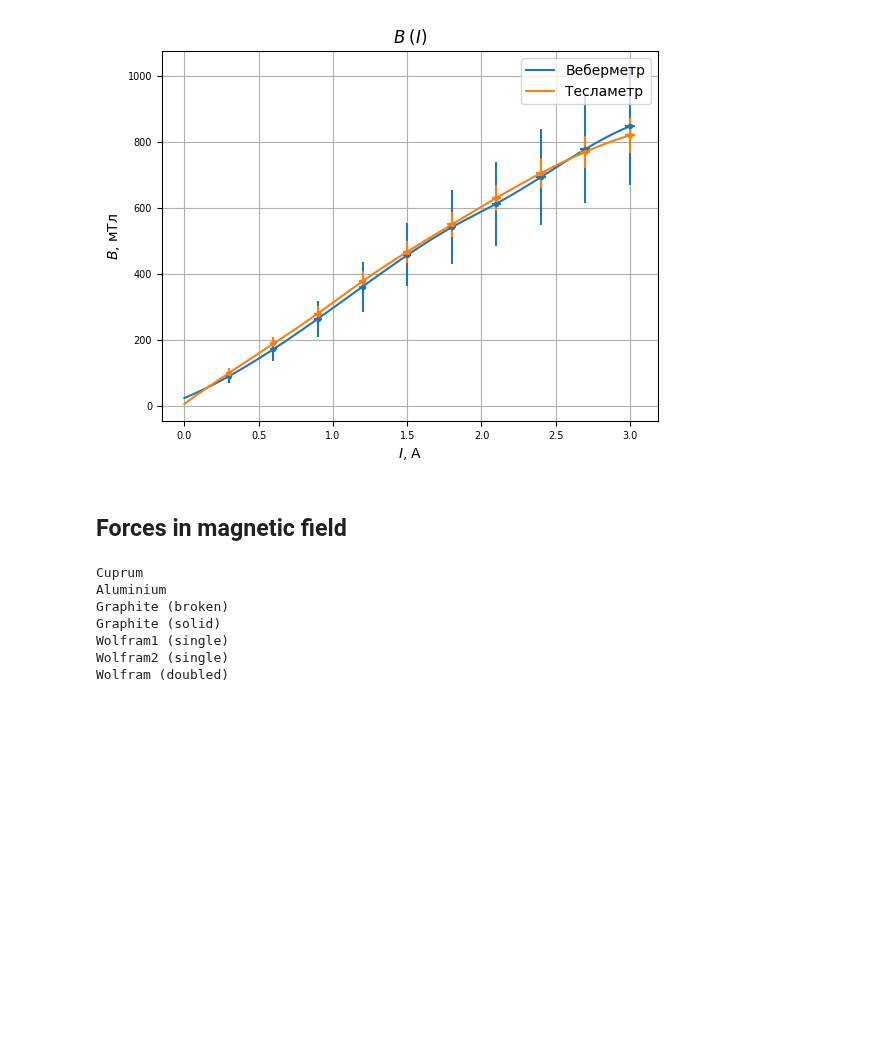
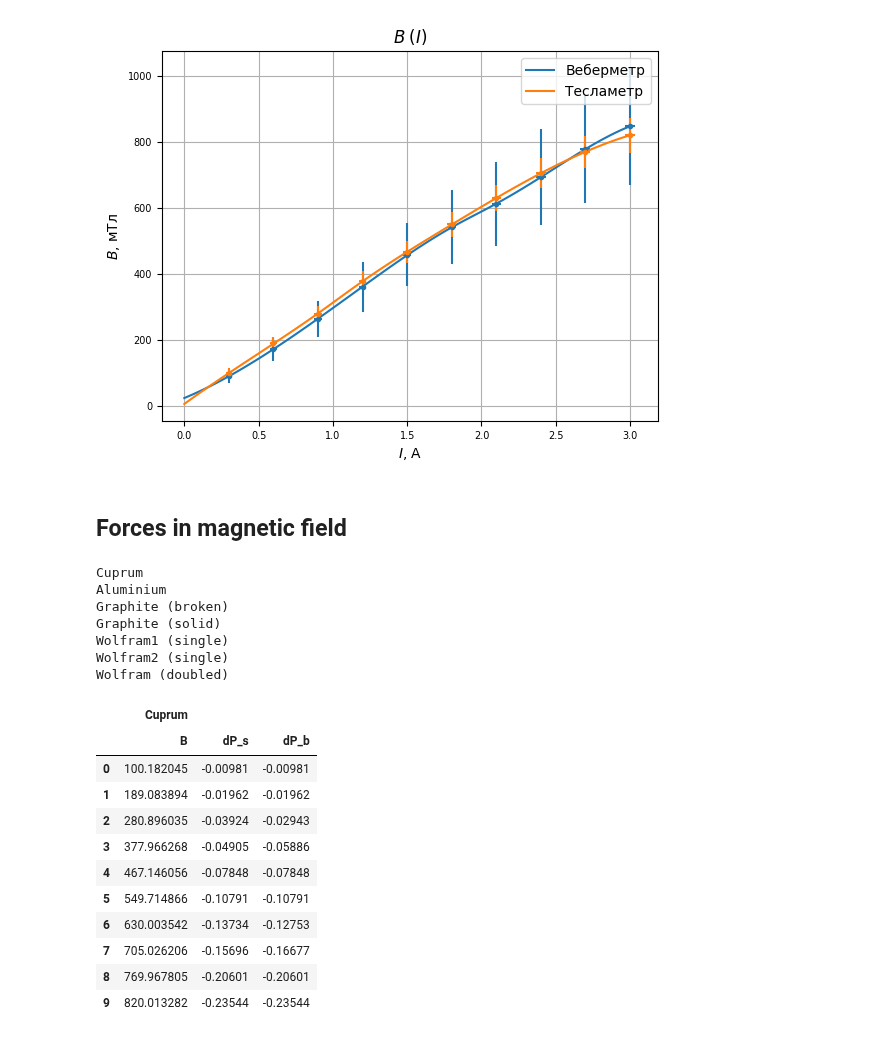
Before and after one commit to futherus/mipt_lab, a Jupyter notebook: 3.4.1/Simankovich/341.ipynb, the cells around one changed output. Saved outputs shown, nothing was run; the diff lists cells and outputs as text; code cells hidden in the pictures; blank space fills up the shorter version.

```diff
--- a/3.4.1/Simankovich/341.ipynb
+++ b/3.4.1/Simankovich/341.ipynb
@@ -114,31 +115,44 @@ def read_and_convertP(cols):
     data = mipt.read_excel("data/341.ods", usecols=cols, header=[0, 1], nrows=10)
     data = mipt.map_excel(data, xls)
 
     # Convert to mN
     name = data.columns[0][0]
     print(name)
     data[(name, 'dP_s')] *= consts.g / 1000
     data[(name, 'dP_b')] *= consts.g / 1000
 
     # Convert I to B
     data.insert(1, (name, 'B'), tl_equ(data[(name, 'I')]))
     del data[(name, 'I')]
 
     return data
 
 cu_data = read_and_convertP(['F', 'G', 'H'])
 al_data = read_and_convertP(['J', 'K', 'L'])
 gr_brk_data = read_and_convertP(['N', 'O', 'P'])
 gr_data = read_and_convertP(['R', 'S', 'T'])
 wr1_data = read_and_convertP(['V', 'W', 'X'])
 wr2_data = read_and_convertP(['Z', 'AA', 'AB'])
 wr_dbl_data = read_and_convertP(['AD', 'AE', 'AF'])
+cu_data
 # %% [output]
 Cuprum
 Aluminium
 Graphite (broken)
 Graphite (solid)
 Wolfram1 (single)
 Wolfram2 (single)
 Wolfram (doubled)
+|  | Cuprum |  |  |
+|  | B | dP_s | dP_b |
+| 0 | 100.182045 | -0.00981 | -0.00981 |
+| 1 | 189.083894 | -0.01962 | -0.01962 |
+| 2 | 280.896035 | -0.03924 | -0.02943 |
+| 3 | 377.966268 | -0.04905 | -0.05886 |
+| 4 | 467.146056 | -0.07848 | -0.07848 |
+| 5 | 549.714866 | -0.10791 | -0.10791 |
+| 6 | 630.003542 | -0.13734 | -0.12753 |
+| 7 | 705.026206 | -0.15696 | -0.16677 |
+| 8 | 769.967805 | -0.20601 | -0.20601 |
+| 9 | 820.013282 | -0.23544 | -0.23544 |
 # %%
```
Also changed, not shown: parts of 24 cells of this notebook, 6 other files.
